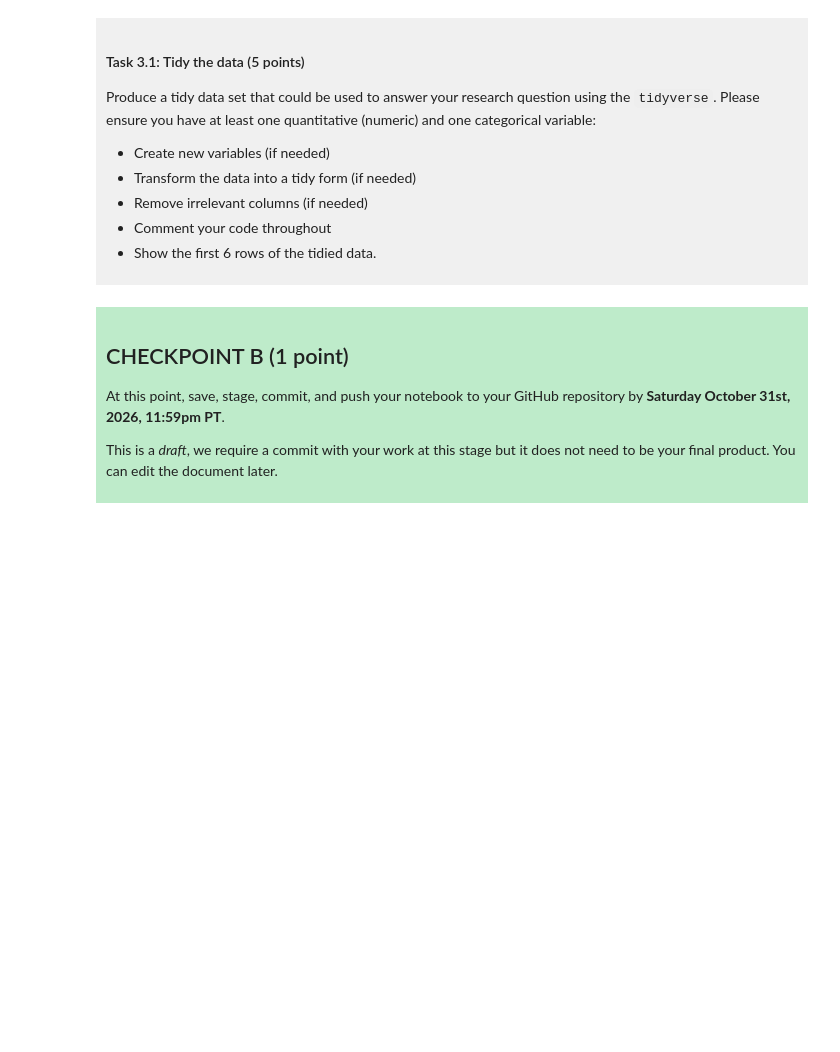
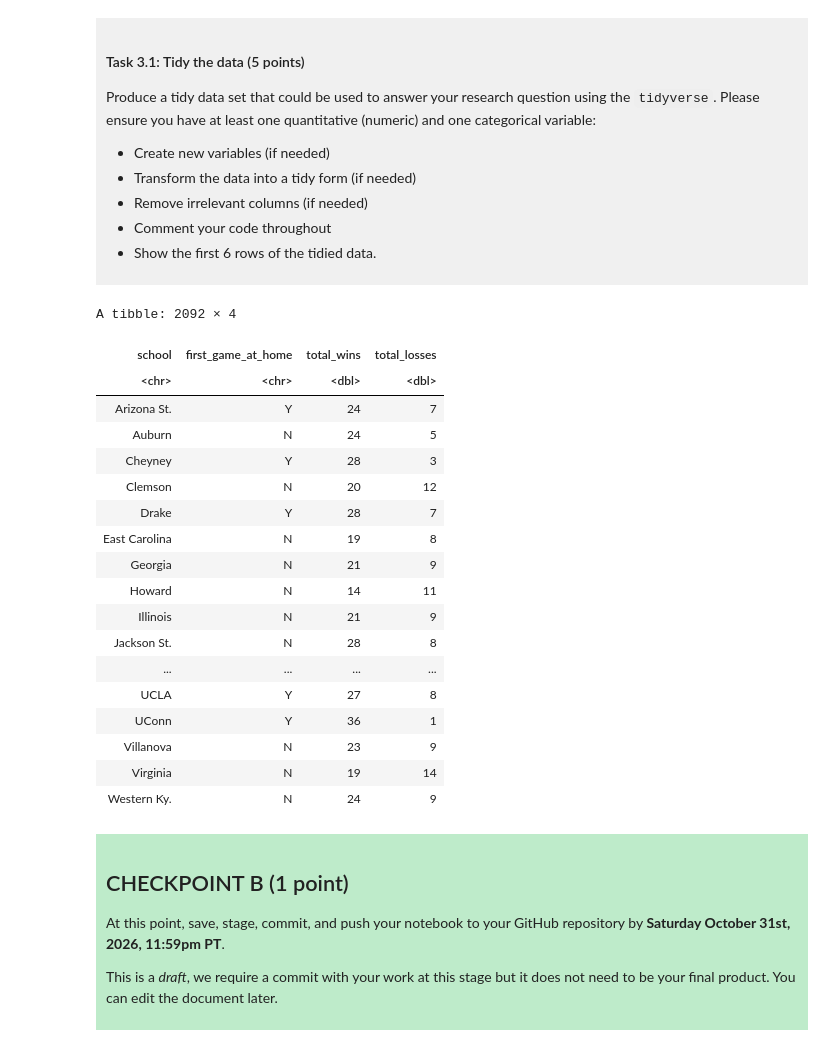
Before and after one commit to Peter-He-2007/dsci-100-project-peter-he, a Jupyter notebook: dsci-100-project-notebook.ipynb, the cells around one changed output. Drawn from its saved outputs; the diff is of its cells as text; code cells hidden in the pictures; blank space fills up the shorter version.

```diff
--- a/dsci-100-project-notebook.ipynb
+++ b/dsci-100-project-notebook.ipynb
@@ -128,5 +128,6 @@ To help you with the analysis, here is a table of descriptions of each of the va
 
 </div>
 # %%
-
-#this is a comment made on jupyter
+library(tidyverse)
+url <- "https://raw.githubusercontent.com/diverse-data-hub/diversedata/refs/heads/main/data-clean/womensmarchmadness.csv"
+raw_data <- read_csv(url)
@@ -189,7 +209,28 @@ Produce a tidy data set that could be used to answer your research question usin
 
 </div>
 # %%
-### EDIT THIS CODE CELL ###
+tidy_data <- raw_data |> select(school, first_game_at_home, total_wins, total_losses)
+tidy_data
+# %% [output]
+A tibble: 2092 × 4
+| school | first_game_at_home | total_wins | total_losses |
+| <chr> | <chr> | <dbl> | <dbl> |
+| Arizona St. | Y | 24 | 7 |
+| Auburn | N | 24 | 5 |
+| Cheyney | Y | 28 | 3 |
+| Clemson | N | 20 | 12 |
+| Drake | Y | 28 | 7 |
+| East Carolina | N | 19 | 8 |
+| Georgia | N | 21 | 9 |
+| Howard | N | 14 | 11 |
+| Illinois | N | 21 | 9 |
+| Jackson St. | N | 28 | 8 |
+| ... | ... | ... | ... |
+| UCLA | Y | 27 | 8 |
+| UConn | Y | 36 | 1 |
+| Villanova | N | 23 | 9 |
+| Virginia | N | 19 | 14 |
+| Western Ky. | N | 24 | 9 |
 # %% [markdown]
 <div style="background-color: #beebca; padding: 10px;">
 
```
Also changed, not shown: parts of 3 cells of this notebook.
